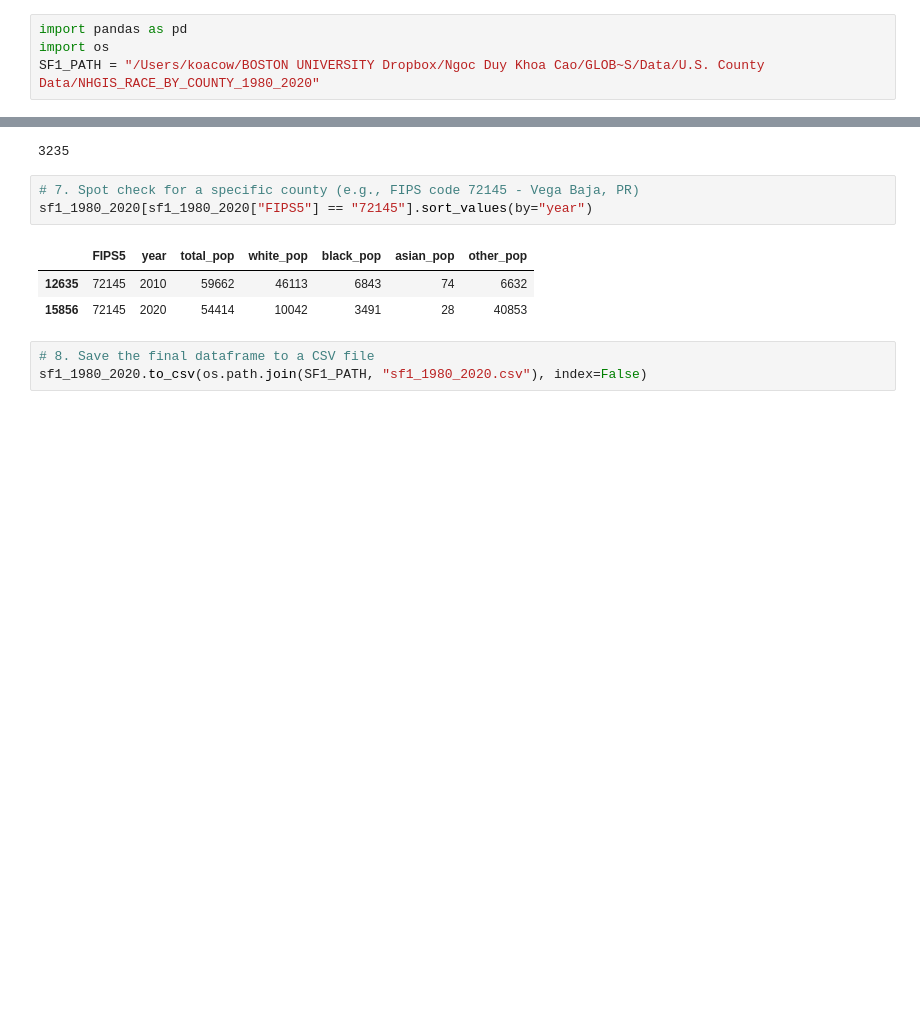
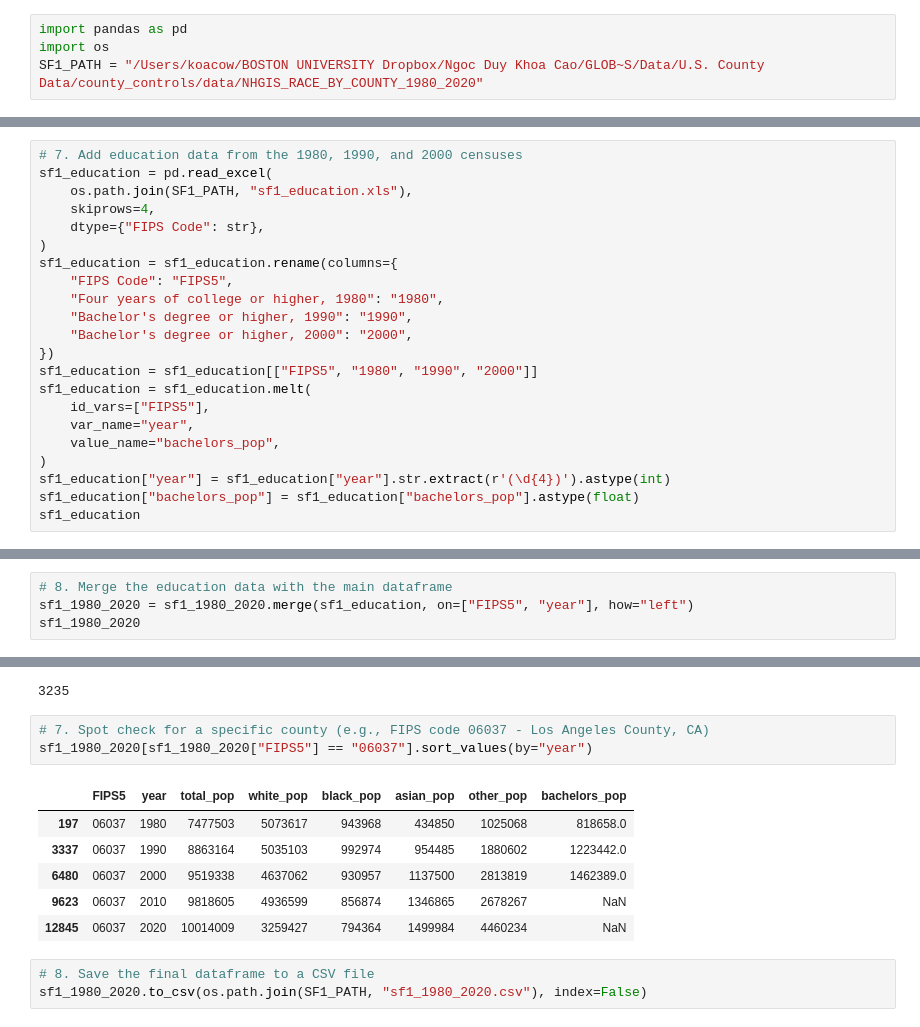
Before and after one commit to koacow/glob-s-RA, a Jupyter notebook: patents/county_panel/process_sf1.ipynb, the cells around one changed output, grey strips where cells are left out. Cells and saved outputs as stored; diff of their text form; blank space fills up the shorter version.

```diff
--- a/patents/county_panel/process_sf1.ipynb
+++ b/patents/county_panel/process_sf1.ipynb
@@ -1,7 +1,7 @@
 # %%
 import pandas as pd
 import os
-SF1_PATH = "/Users/koacow/BOSTON UNIVERSITY Dropbox/Ngoc Duy Khoa Cao/GLOB~S/Data/U.S. County Data/NHGIS_RACE_BY_COUNTY_1980_2020"
+SF1_PATH = "/Users/koacow/BOSTON UNIVERSITY Dropbox/Ngoc Duy Khoa Cao/GLOB~S/Data/U.S. County Data/county_controls/data/NHGIS_RACE_BY_COUNTY_1980_2020"
 # %%
 # 1. Load and process the STF1 data for 1980
 sf1_1980 = pd.read_csv(
@@ -212,3 +212,25 @@ sf1_1980_2020
 | 15859 | 72151 | 2020 | 30426 | 5028 | 2941 | 8 | 22449 |
 | 15860 | 72153 | 2020 | 34172 | 7312 | 1617 | 25 | 25218 |
 15861 rows × 7 columns
+# %%
+# 7. Add education data from the 1980, 1990, and 2000 censuses
+sf1_education = pd.read_excel(
+    os.path.join(SF1_PATH, "sf1_education.xls"),
+    skiprows=4,
+    dtype={"FIPS Code": str},
+)
+sf1_education = sf1_education.rename(columns={
+    "FIPS Code": "FIPS5",
+    "Four years of college or higher, 1980": "1980",
+    "Bachelor's degree or higher, 1990": "1990",
+    "Bachelor's degree or higher, 2000": "2000",
+})
+sf1_education = sf1_education[["FIPS5", "1980", "1990", "2000"]]
+sf1_education = sf1_education.melt(
+    id_vars=["FIPS5"],
+    var_name="year",
+    value_name="bachelors_pop",
+)
+sf1_education["year"] = sf1_education["year"].str.extract(r'(\d{4})').astype(int)
+sf1_education["bachelors_pop"] = sf1_education["bachelors_pop"].astype(float)
+sf1_education
@@ -214,0 +251,4 @@ sf1_1980_2020
+# %%
+# 8. Merge the education data with the main dataframe
+sf1_1980_2020 = sf1_1980_2020.merge(sf1_education, on=["FIPS5", "year"], how="left")
+sf1_1980_2020
@@ -217,12 +271,15 @@ sf1_1980_2020["FIPS5"].nunique()
 # %% [output]
 3235
 # %%
-# 7. Spot check for a specific county (e.g., FIPS code 72145 - Vega Baja, PR)
-sf1_1980_2020[sf1_1980_2020["FIPS5"] == "72145"].sort_values(by="year")
+# 7. Spot check for a specific county (e.g., FIPS code 06037 - Los Angeles County, CA)
+sf1_1980_2020[sf1_1980_2020["FIPS5"] == "06037"].sort_values(by="year")
 # %% [output]
-|  | FIPS5 | year | total_pop | white_pop | black_pop | asian_pop | other_pop |
-| 12635 | 72145 | 2010 | 59662 | 46113 | 6843 | 74 | 6632 |
-| 15856 | 72145 | 2020 | 54414 | 10042 | 3491 | 28 | 40853 |
+|  | FIPS5 | year | total_pop | white_pop | black_pop | asian_pop | other_pop | bachelors_pop |
+| 197 | 06037 | 1980 | 7477503 | 5073617 | 943968 | 434850 | 1025068 | 818658.0 |
+| 3337 | 06037 | 1990 | 8863164 | 5035103 | 992974 | 954485 | 1880602 | 1223442.0 |
+| 6480 | 06037 | 2000 | 9519338 | 4637062 | 930957 | 1137500 | 2813819 | 1462389.0 |
+| 9623 | 06037 | 2010 | 9818605 | 4936599 | 856874 | 1346865 | 2678267 | NaN |
+| 12845 | 06037 | 2020 | 10014009 | 3259427 | 794364 | 1499984 | 4460234 | NaN |
 # %%
 # 8. Save the final dataframe to a CSV file
 sf1_1980_2020.to_csv(os.path.join(SF1_PATH, "sf1_1980_2020.csv"), index=False)
```
Also changed, not shown: parts of 2 cells of this notebook, 9 other files.
